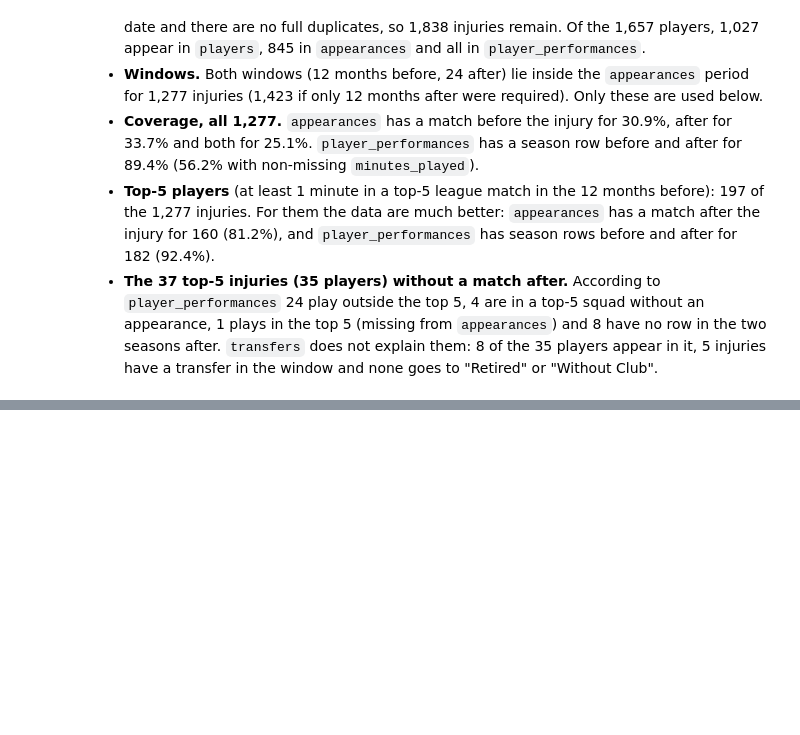
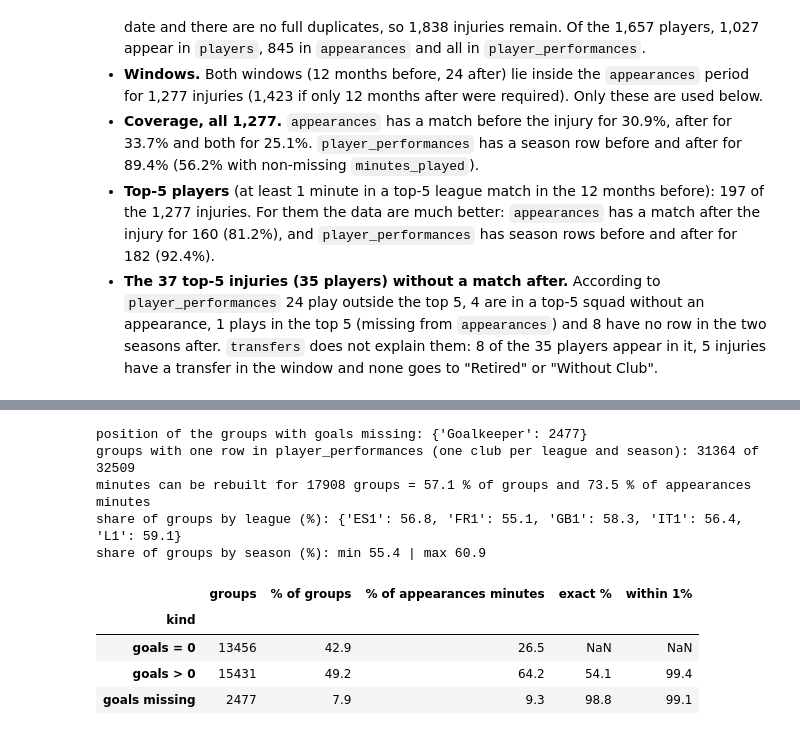
Before and after one commit to karolcecula/meniscus-injuries-football, a Jupyter notebook: notebooks/01_data_audit.ipynb, the cells around one changed output, grey strips where cells are left out. Cells and saved outputs as stored; diff of their text form; code cells hidden in the pictures; blank space fills up the shorter version.

```diff
--- a/notebooks/01_data_audit.ipynb
+++ b/notebooks/01_data_audit.ipynb
@@ -629,0 +829,49 @@ Name: count, dtype: int64
+# %%
+# 2.7 Can the minutes in player_performances be rebuilt from goals? ---------------
+# Only groups with one row in player_performances (one club per league and season)
+single = both[both["perf_rows"] == 1].merge(
+    p_top5[CMP_KEY + ["goals", "minutes_played"]], on=CMP_KEY, how="left")
+
+single["kind"] = np.where(single["goals"].isna(), "goals missing",
+                 np.where(single["goals"] > 0, "goals > 0", "goals = 0"))
+
+# goals > 0: minutes per goal x goals; goals missing: the minutes as they are
+single["rebuilt"] = np.where(single["kind"] == "goals > 0", single["minutes_played"] * single["goals"],
+                    np.where(single["kind"] == "goals missing", single["minutes_played"], np.nan))
+single["rel_err"] = (single["app_minutes"] - single["rebuilt"]).abs() / single["app_minutes"]
+
+g = single.groupby("kind")
+res = pd.DataFrame({
+    "groups": g.size(),
+    "% of groups": (g.size() / len(single) * 100).round(1),
+    "% of appearances minutes": (g["app_minutes"].sum() / single["app_minutes"].sum() * 100).round(1),
+    "exact %": (g["rel_err"].apply(lambda s: (s.dropna() == 0).mean()) * 100).round(1),
+    "within 1% ": (g["rel_err"].apply(lambda s: (s.dropna() <= 0.01).mean()) * 100).round(1),
+})
+
+# who are the players with goals missing?
+gk = single[single["kind"] == "goals missing"].merge(players[["player_id", "position"]], on="player_id", how="left")
+print("position of the groups with goals missing:", gk["position"].value_counts(dropna=False).to_dict())
+
+# coverage: where can the minutes be rebuilt at all, by league and by season
+single["rebuildable"] = single["kind"] != "goals = 0"
+print("groups with one row in player_performances (one club per league and season):", len(single), "of", len(both))
+print("minutes can be rebuilt for", single["rebuildable"].sum(), "groups =",
+      round(single["rebuildable"].mean() * 100, 1), "% of groups and",
+      round(single.loc[single["rebuildable"], "app_minutes"].sum() / single["app_minutes"].sum() * 100, 1),
+      "% of appearances minutes")
+print("share of groups by league (%):", (single.groupby("competition_id")["rebuildable"].mean() * 100).round(1).to_dict())
+by_season = single.groupby("season_start")["rebuildable"].mean() * 100
+print("share of groups by season (%): min", by_season.min().round(1), "| max", by_season.max().round(1))
+res
+# %% [output]
+position of the groups with goals missing: {'Goalkeeper': 2477}
+groups with one row in player_performances (one club per league and season): 31364 of 32509
+minutes can be rebuilt for 17908 groups = 57.1 % of groups and 73.5 % of appearances minutes
+share of groups by league (%): {'ES1': 56.8, 'FR1': 55.1, 'GB1': 58.3, 'IT1': 56.4, 'L1': 59.1}
+share of groups by season (%): min 55.4 | max 60.9
+|  | groups | % of groups | % of appearances minutes | exact % | within 1% |
+| kind |  |  |  |  |  |
+| goals = 0 | 13456 | 42.9 | 26.5 | NaN | NaN |
+| goals > 0 | 15431 | 49.2 | 64.2 | 54.1 | 99.4 |
+| goals missing | 2477 | 7.9 | 9.3 | 98.8 | 99.1 |
```
Also changed, not shown: parts of 19 cells of this notebook.
